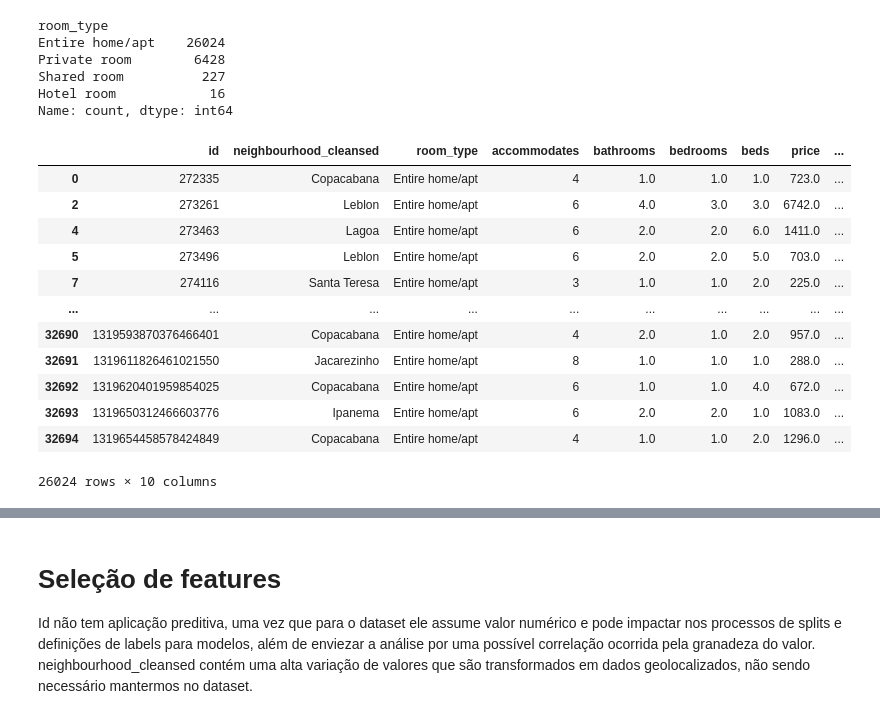
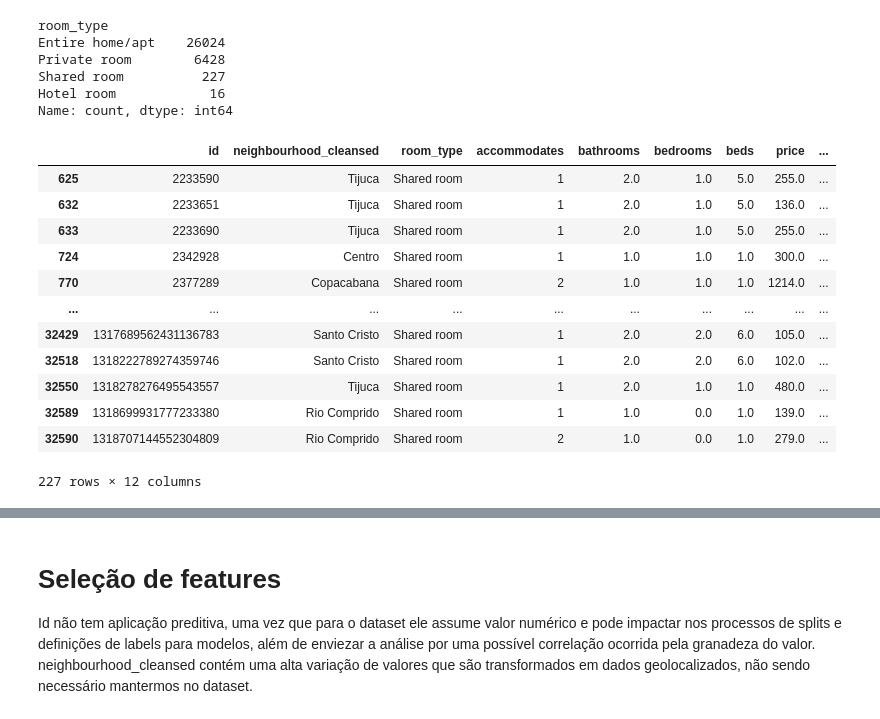
Before and after one commit to ederray/projetos_dnc, a Jupyter notebook: desafio5_data_wrangling/notebooks/eda.ipynb, the cells around one changed output, grey strips where cells are left out. Drawn from its saved outputs; the diff is of its cells as text; code cells hidden in the pictures.

```diff
--- a/desafio5_data_wrangling/notebooks/eda.ipynb
+++ b/desafio5_data_wrangling/notebooks/eda.ipynb
@@ -499,21 +519,21 @@ Hotel room            16
 Name: count, dtype: int64
 # %%
 # filtragem de valores via query no dataset para definir tratamento com o time de negócio
-filtrar_feature_valor_categorico(df=tbl_anuncios, query=f"room_type=='Entire home/apt'")
+filtrar_feature_valor_categorico(df=tbl_anuncios, query=f"room_type=='Shared room'")
 # %% [output]
 |  | id | neighbourhood_cleansed | room_type | accommodates | bathrooms | bedrooms | beds | price | ... |
-| 0 | 272335 | Copacabana | Entire home/apt | 4 | 1.0 | 1.0 | 1.0 | 723.0 | ... |
-| 2 | 273261 | Leblon | Entire home/apt | 6 | 4.0 | 3.0 | 3.0 | 6742.0 | ... |
-| 4 | 273463 | Lagoa | Entire home/apt | 6 | 2.0 | 2.0 | 6.0 | 1411.0 | ... |
-| 5 | 273496 | Leblon | Entire home/apt | 6 | 2.0 | 2.0 | 5.0 | 703.0 | ... |
-| 7 | 274116 | Santa Teresa | Entire home/apt | 3 | 1.0 | 1.0 | 2.0 | 225.0 | ... |
+| 625 | 2233590 | Tijuca | Shared room | 1 | 2.0 | 1.0 | 5.0 | 255.0 | ... |
+| 632 | 2233651 | Tijuca | Shared room | 1 | 2.0 | 1.0 | 5.0 | 136.0 | ... |
+| 633 | 2233690 | Tijuca | Shared room | 1 | 2.0 | 1.0 | 5.0 | 255.0 | ... |
+| 724 | 2342928 | Centro | Shared room | 1 | 1.0 | 1.0 | 1.0 | 300.0 | ... |
+| 770 | 2377289 | Copacabana | Shared room | 2 | 1.0 | 1.0 | 1.0 | 1214.0 | ... |
 | ... | ... | ... | ... | ... | ... | ... | ... | ... | ... |
-| 32690 | 1319593870376466401 | Copacabana | Entire home/apt | 4 | 2.0 | 1.0 | 2.0 | 957.0 | ... |
-| 32691 | 1319611826461021550 | Jacarezinho | Entire home/apt | 8 | 1.0 | 1.0 | 1.0 | 288.0 | ... |
-| 32692 | 1319620401959854025 | Copacabana | Entire home/apt | 6 | 1.0 | 1.0 | 4.0 | 672.0 | ... |
-| 32693 | 1319650312466603776 | Ipanema | Entire home/apt | 6 | 2.0 | 2.0 | 1.0 | 1083.0 | ... |
-| 32694 | 1319654458578424849 | Copacabana | Entire home/apt | 4 | 1.0 | 1.0 | 2.0 | 1296.0 | ... |
+| 32429 | 1317689562431136783 | Santo Cristo | Shared room | 1 | 2.0 | 2.0 | 6.0 | 105.0 | ... |
+| 32518 | 1318222789274359746 | Santo Cristo | Shared room | 1 | 2.0 | 2.0 | 6.0 | 102.0 | ... |
+| 32550 | 1318278276495543557 | Tijuca | Shared room | 1 | 2.0 | 1.0 | 1.0 | 480.0 | ... |
+| 32589 | 1318699931777233380 | Rio Comprido | Shared room | 1 | 1.0 | 0.0 | 1.0 | 139.0 | ... |
+| 32590 | 1318707144552304809 | Rio Comprido | Shared room | 2 | 1.0 | 0.0 | 1.0 | 279.0 | ... |
-26024 rows × 10 columns
+227 rows × 12 columns
 # %%
 # transformação para os valores da coluna room_type=='Entire home/apt'
 entire_home_apt = imputar_dados_room_type_entire_home_apt(tbl_anuncios)
```
Also changed, not shown: parts of 56 cells of this notebook, 8 other files.
